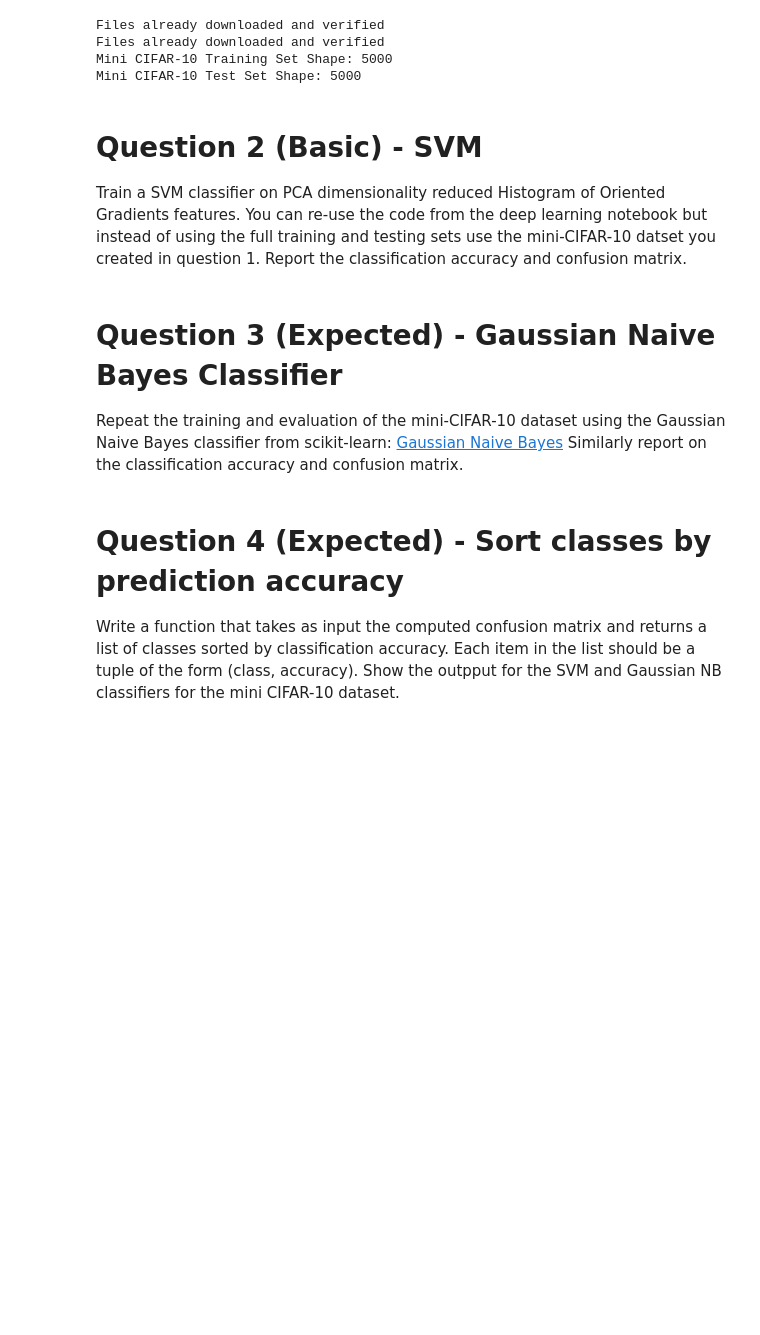
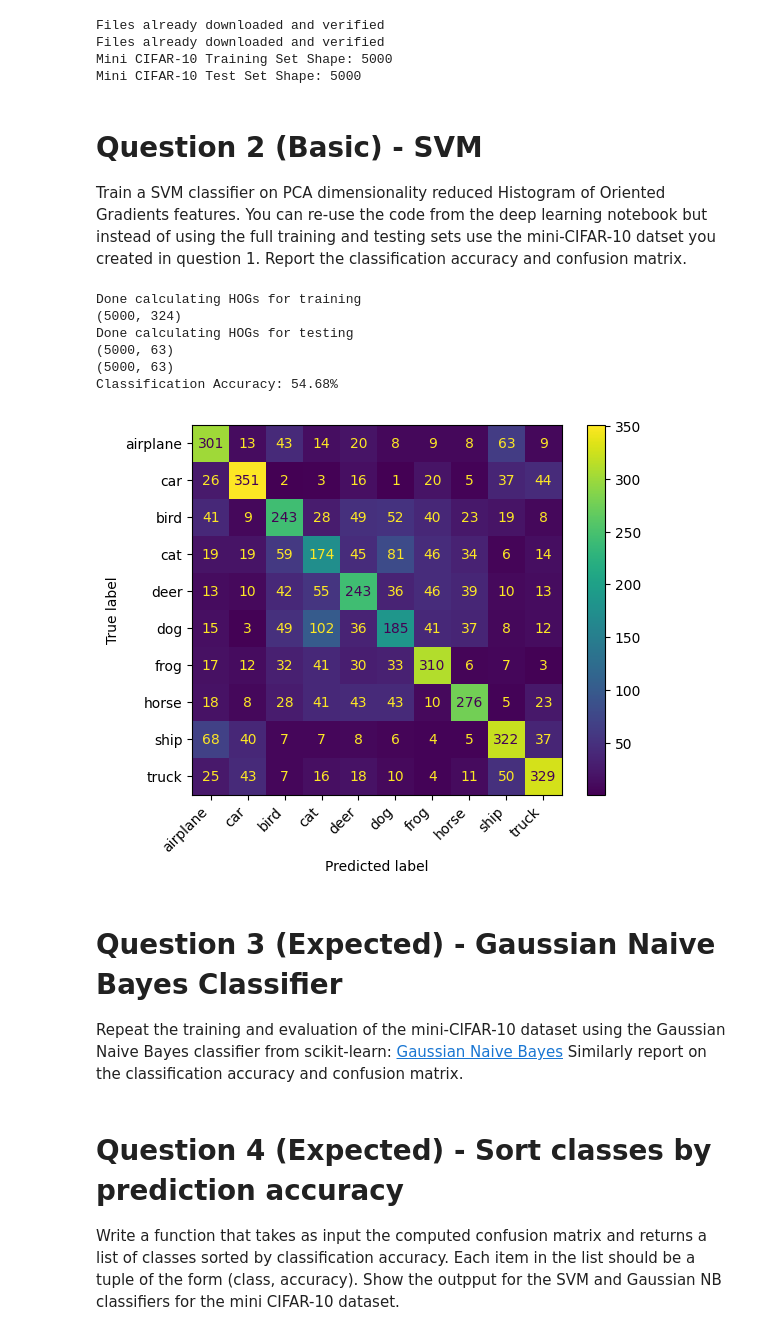
Before and after one commit to alexwholland/CSC-421, a Jupyter notebook: Assignment 4/csc421_Fall_2023_assignment4.ipynb, the cells around one changed output. Saved outputs shown, nothing was run; the diff lists cells and outputs as text; code cells hidden in the pictures; blank space fills up the shorter version.

```diff
--- a/Assignment 4/csc421_Fall_2023_assignment4.ipynb
+++ b/Assignment 4/csc421_Fall_2023_assignment4.ipynb
@@ -83,3 +81,68 @@ Train a SVM classifier on PCA dimensionality reduced Histogram of Oriented Gradi
+# %%
+from skimage.feature import hog
+from sklearn.decomposition import PCA
+from sklearn.metrics import accuracy_score, confusion_matrix, ConfusionMatrixDisplay
+from sklearn import datasets, metrics, svm
+import matplotlib.pyplot as plt
+import numpy as np
+
+X_train = trainset.data.copy()
+X_test = testset.data.copy()
+
+Xtrain_hog = []
+for i in range(len(X_train)):
+    fd = hog(X_train[i], orientations=9, pixels_per_cell=(8, 8),
+             cells_per_block=(2, 2), visualize=False, channel_axis=-1)
+    Xtrain_hog.append(fd)
+
+Xtrain_hog = np.array(Xtrain_hog)
+print('Done calculating HOGs for training')
+print(Xtrain_hog.shape)
+
+Xtest_hog = []
+for i in range(len(X_test)):
+    fd = hog(X_test[i], orientations=9, pixels_per_cell=(8, 8),
+             cells_per_block=(2, 2), visualize=False, channel_axis=-1)
+    Xtest_hog.append(fd)
+
+Xtest_hog = np.array(Xtest_hog)
+print('Done calculating HOGs for testing')
+
+y_train = trainset.targets
+y_test = testset.targets
+
+from sklearn.decomposition import PCA
+pca = PCA(0.8)
+Xtrain_pca = pca.fit_transform(Xtrain_hog)
+Xtest_pca = pca.transform(Xtest_hog)
+print(Xtrain_pca.shape)
+print(Xtest_pca.shape)
+
+# Train SVM classifier
+svm_clf = svm.SVC(C=10, cache_size=5000)
+svm_clf.fit(Xtrain_pca, y_train)
+
+# Make predictions on the test set
+y_test_predict = svm_clf.predict(Xtest_pca)
+
+# Print accuracy
+accuracy = accuracy_score(y_test, y_test_predict)
+print(f"Classification Accuracy: {accuracy * 100:.2f}%")
+
+# Plot confusion matrix
+svm_cm = confusion_matrix(y_test, y_test_predict)
+disp = ConfusionMatrixDisplay(svm_cm, display_labels=['airplane', 'car', 'bird', 'cat', 'deer', 'dog', 'frog', 'horse', 'ship', 'truck'])
+disp.plot()
+plt.xticks(rotation=45, ha='right')
+plt.show()
+# %% [output]
+Done calculating HOGs for training
+(5000, 324)
+Done calculating HOGs for testing
+(5000, 63)
+(5000, 63)
+Classification Accuracy: 54.68%
+[figure, added]
 # %% [markdown]
 # Question 3 (Expected) - Gaussian Naive Bayes Classifier
 
```
Also changed, not shown: parts of 1 cell of this notebook.
